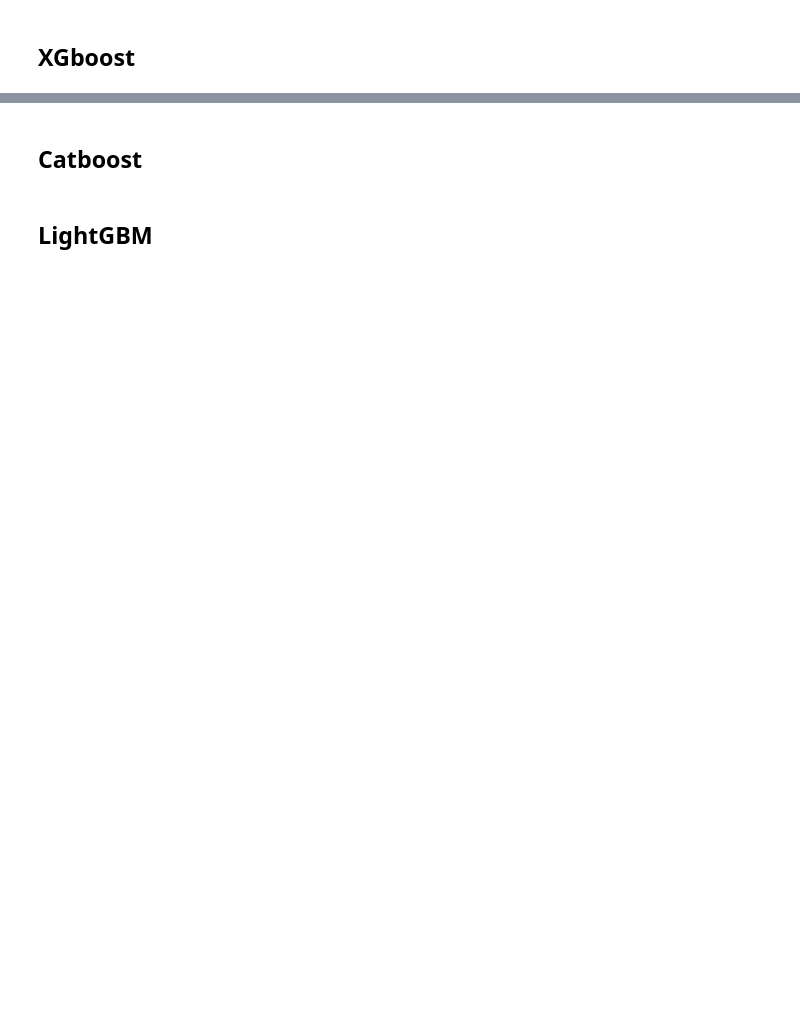
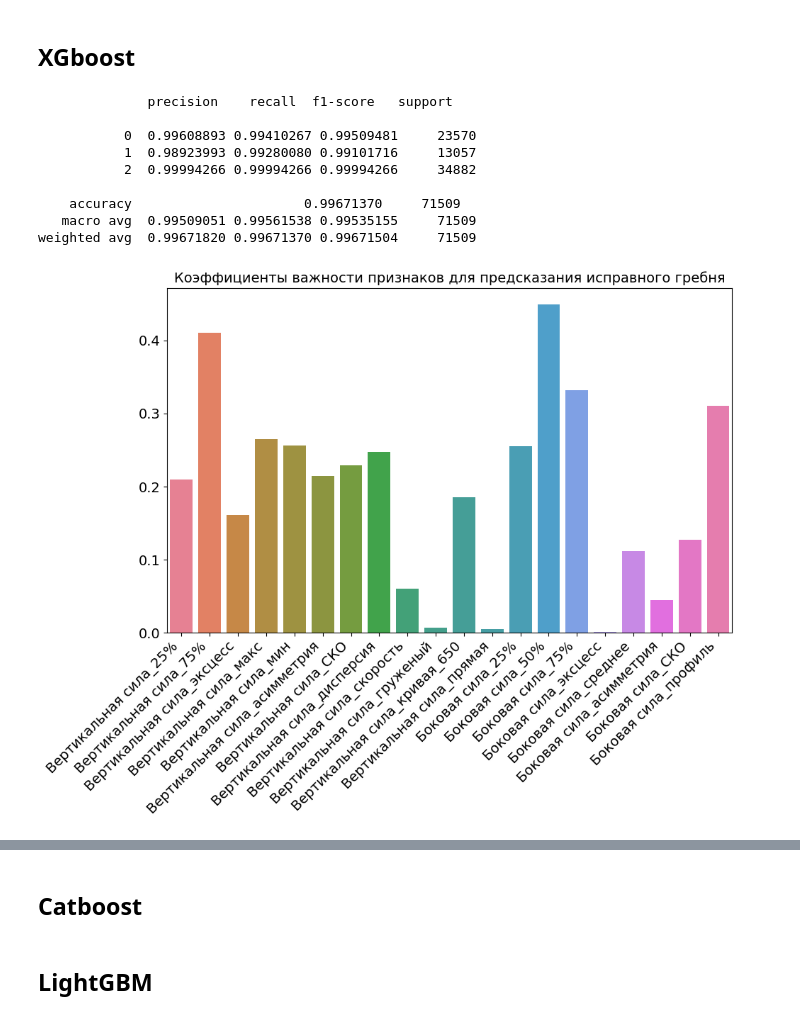
Before and after one commit to daniilgorenkov/Dissertation, a Jupyter notebook: observe.ipynb, the cells around one changed output, grey strips where cells are left out. Cells and saved outputs as stored; diff of their text form; code cells hidden in the pictures; blank space fills up the shorter version.

```diff
--- a/observe.ipynb
+++ b/observe.ipynb
@@ -415,4 +598,9 @@ X_ = DF.drop([('Vertical force', '50%'),
 
 y_ = DF[("Side force", "profile")]
 
-X_train_,X_test_,y_train_,y_test_ = train_test_split(X_,y_,test_size=0.2,shuffle=True)
+side_translated_columns = [
+    "_".join(translation_map.get(part, part) for part in col).strip("_")
+    for col in X_.columns
+]
+
+side_translated_columns
@@ -421,24 +632,35 @@ X_train_,X_test_,y_train_,y_test_ = train_test_split(X_,y_,test_size=0.2,shuffle
 # %%
 from sklearn.pipeline import Pipeline
 from sklearn.preprocessing import StandardScaler, Normalizer
 from catboost import CatBoostClassifier
 from xgboost import XGBClassifier
 from lightgbm import LGBMClassifier
 from sklearn.metrics import classification_report
 from sklearn.model_selection import train_test_split
 
 params = {
     "XGBClassifier__n_estimators":10,
     "XGBClassifier__booster":"gblinear"
 }
 
 profile_xgb_pipe = Pipeline([("StandardScaler",StandardScaler()),("XGBClassifier",XGBClassifier())])
 
 profile_xgb_pipe.set_params(**params)
 profile_xgb_pipe.fit(X_train_,y_train_)
 
 print(classification_report(y_test_, profile_xgb_pipe.predict(X_test_),digits=digits))
 
-pds.plot_feature_importance(profile_xgb_pipe)
+pds.plot_feature_importance(profile_xgb_pipe,side_translated_columns,font_size=14, profile=True)
 
 pds.save_results(profile_xgb_pipe,X_test_,y_test_,model_type="side",addition=f"params: {params}")
+# %% [output]
+              precision    recall  f1-score   support
+
+           0  0.99608893 0.99410267 0.99509481     23570
+           1  0.98923993 0.99280080 0.99101716     13057
+           2  0.99994266 0.99994266 0.99994266     34882
+
+    accuracy                      0.99671370     71509
+   macro avg  0.99509051 0.99561538 0.99535155     71509
+weighted avg  0.99671820 0.99671370 0.99671504     71509
+[figure, added]
```
Also changed, not shown: parts of 25 cells of this notebook, 2 other files.
